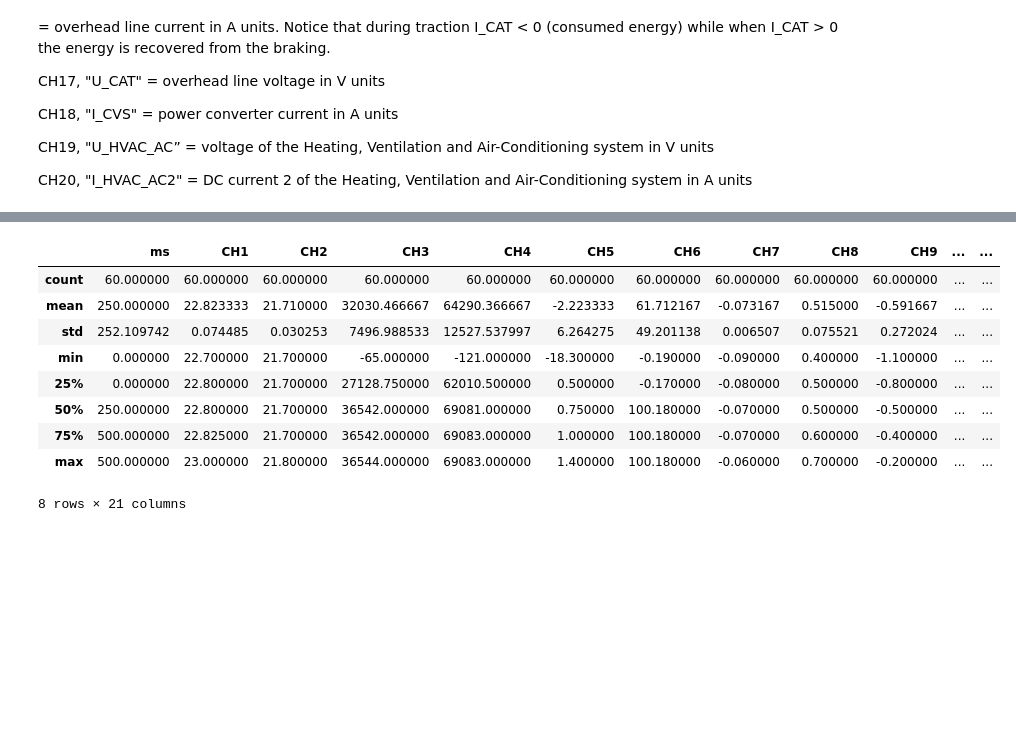
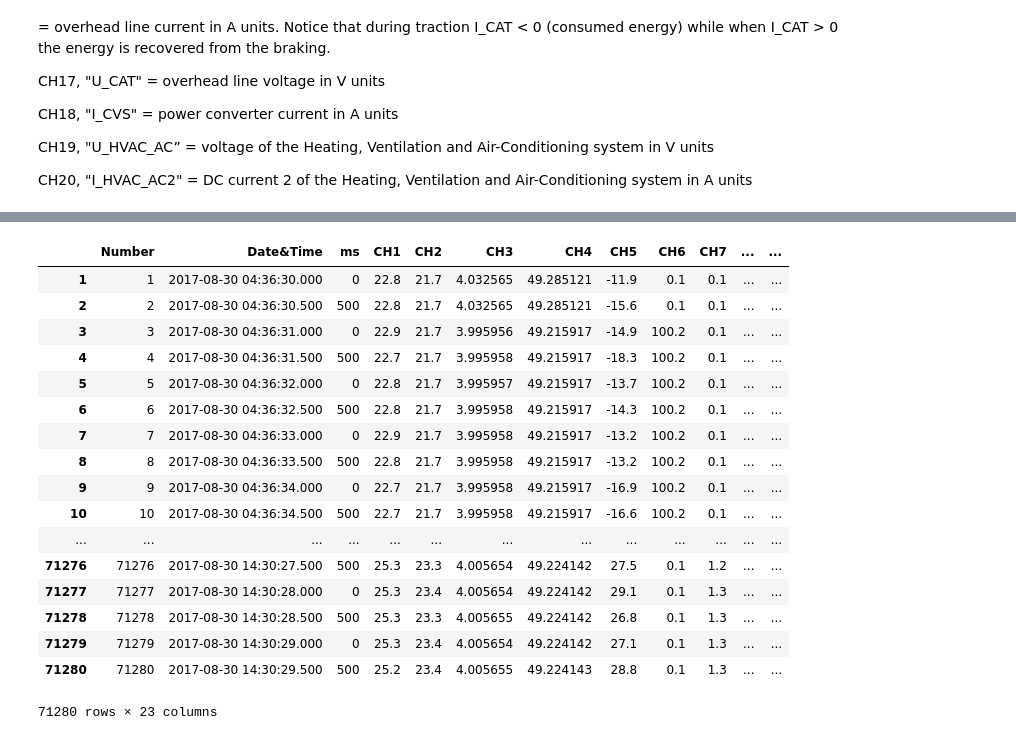
Before and after one commit to klemenkenda/EnergyRail, a Jupyter notebook: Exploratory/First_30_s.ipynb, the cells around one changed output, grey strips where cells are left out. Drawn from its saved outputs; the diff is of its cells as text; code cells hidden in the pictures; blank space fills up the shorter version.

```diff
--- a/Exploratory/First_30_s.ipynb
+++ b/Exploratory/First_30_s.ipynb
@@ -185,25 +185,60 @@ def rescale(x, dataframe, column):
+# %%
+# Making dict of offsets
+
+dict_offset = dict()
+
+for i, mean in enumerate(df.mean()):
+    dict_offset ["CH" + str(i - 1)] = mean
+# %%
+#Calculating easch sensor. At first we create new dataframe (copy of original dataframe).
+
+
+df2["CH3"] = round(4.0325 - df2["CH3"] / 1000000, 8)
+df2["CH4"] = round(49.285 - df2["CH4"] / 1000000, 8)
+
+#Mistake in equation image?
+df2["CH6"] = abs(round(df["CH6"], 1))
+
+df2["CH8"] = (df2["CH8"] - dict_offset["CH8"]) * 1.159
+df2["CH9"] = (df2["CH9"] - dict_offset["CH9"]) * 1.159
+df2["CH10"] = df2["CH10"] * 20
+# df_calc["CH11"] = round(df["CH11"], 1) - dict_offset["CH11"]
 # %%
+# calibration only with offset
 only_offset = ['CH7','CH11','CH12','CH13','CH14','CH16','CH17', 'CH18','CH19','CH20']
 
-for i in range(20):
-    rescale(factor['CH' + str(i+1)], df2, 'CH' + str(i+1))
+#for i in range(20):
+#    rescale(factor['CH' + str(i+1)], df2, 'CH' + str(i+1))
 
 for y in only_offset:
-    df2[y] = (df[y] - x[y])
+    df2[y] = (df2[y] - x[y])
+
+    if y == 'CH17':
+        df2[y] = round(df2[y], 0)
+    else:
+        df2[y] = round(df2[y], 1)
 
 
-df2['CH8'] = (df['CH8'] - x['CH8'])*1.159
-df2['CH9'] = (df['CH9'] - x['CH9'])*1.159
+# df2['CH8'] = (df['CH8'] - x['CH8'])*1.159
+# df2['CH9'] = (df['CH9'] - x['CH9'])*1.159
 # %%
-df2.describe()
+df2
 # %% [output]
-|  | ms | CH1 | CH2 | CH3 | CH4 | CH5 | CH6 | CH7 | CH8 | CH9 | ... | ... |
-| count | 60.000000 | 60.000000 | 60.000000 | 60.000000 | 60.000000 | 60.000000 | 60.000000 | 60.000000 | 60.000000 | 60.000000 | ... | ... |
-| mean | 250.000000 | 22.823333 | 21.710000 | 32030.466667 | 64290.366667 | -2.223333 | 61.712167 | -0.073167 | 0.515000 | -0.591667 | ... | ... |
-| std | 252.109742 | 0.074485 | 0.030253 | 7496.988533 | 12527.537997 | 6.264275 | 49.201138 | 0.006507 | 0.075521 | 0.272024 | ... | ... |
-| min | 0.000000 | 22.700000 | 21.700000 | -65.000000 | -121.000000 | -18.300000 | -0.190000 | -0.090000 | 0.400000 | -1.100000 | ... | ... |
-| 25% | 0.000000 | 22.800000 | 21.700000 | 27128.750000 | 62010.500000 | 0.500000 | -0.170000 | -0.080000 | 0.500000 | -0.800000 | ... | ... |
-| 50% | 250.000000 | 22.800000 | 21.700000 | 36542.000000 | 69081.000000 | 0.750000 | 100.180000 | -0.070000 | 0.500000 | -0.500000 | ... | ... |
-| 75% | 500.000000 | 22.825000 | 21.700000 | 36542.000000 | 69083.000000 | 1.000000 | 100.180000 | -0.070000 | 0.600000 | -0.400000 | ... | ... |
-| max | 500.000000 | 23.000000 | 21.800000 | 36544.000000 | 69083.000000 | 1.400000 | 100.180000 | -0.060000 | 0.700000 | -0.200000 | ... | ... |
+|  | Number | Date&Time | ms | CH1 | CH2 | CH3 | CH4 | CH5 | CH6 | CH7 | ... | ... |
+| 1 | 1 | 2017-08-30 04:36:30.000 | 0 | 22.8 | 21.7 | 4.032565 | 49.285121 | -11.9 | 0.1 | 0.1 | ... | ... |
+| 2 | 2 | 2017-08-30 04:36:30.500 | 500 | 22.8 | 21.7 | 4.032565 | 49.285121 | -15.6 | 0.1 | 0.1 | ... | ... |
+| 3 | 3 | 2017-08-30 04:36:31.000 | 0 | 22.9 | 21.7 | 3.995956 | 49.215917 | -14.9 | 100.2 | 0.1 | ... | ... |
+| 4 | 4 | 2017-08-30 04:36:31.500 | 500 | 22.7 | 21.7 | 3.995958 | 49.215917 | -18.3 | 100.2 | 0.1 | ... | ... |
+| 5 | 5 | 2017-08-30 04:36:32.000 | 0 | 22.8 | 21.7 | 3.995957 | 49.215917 | -13.7 | 100.2 | 0.1 | ... | ... |
+| 6 | 6 | 2017-08-30 04:36:32.500 | 500 | 22.8 | 21.7 | 3.995958 | 49.215917 | -14.3 | 100.2 | 0.1 | ... | ... |
+| 7 | 7 | 2017-08-30 04:36:33.000 | 0 | 22.9 | 21.7 | 3.995958 | 49.215917 | -13.2 | 100.2 | 0.1 | ... | ... |
+| 8 | 8 | 2017-08-30 04:36:33.500 | 500 | 22.8 | 21.7 | 3.995958 | 49.215917 | -13.2 | 100.2 | 0.1 | ... | ... |
+| 9 | 9 | 2017-08-30 04:36:34.000 | 0 | 22.7 | 21.7 | 3.995958 | 49.215917 | -16.9 | 100.2 | 0.1 | ... | ... |
+| 10 | 10 | 2017-08-30 04:36:34.500 | 500 | 22.7 | 21.7 | 3.995958 | 49.215917 | -16.6 | 100.2 | 0.1 | ... | ... |
+| ... | ... | ... | ... | ... | ... | ... | ... | ... | ... | ... | ... | ... |
+| 71276 | 71276 | 2017-08-30 14:30:27.500 | 500 | 25.3 | 23.3 | 4.005654 | 49.224142 | 27.5 | 0.1 | 1.2 | ... | ... |
+| 71277 | 71277 | 2017-08-30 14:30:28.000 | 0 | 25.3 | 23.4 | 4.005654 | 49.224142 | 29.1 | 0.1 | 1.3 | ... | ... |
+| 71278 | 71278 | 2017-08-30 14:30:28.500 | 500 | 25.3 | 23.3 | 4.005655 | 49.224142 | 26.8 | 0.1 | 1.3 | ... | ... |
+| 71279 | 71279 | 2017-08-30 14:30:29.000 | 0 | 25.3 | 23.4 | 4.005654 | 49.224142 | 27.1 | 0.1 | 1.3 | ... | ... |
+| 71280 | 71280 | 2017-08-30 14:30:29.500 | 500 | 25.2 | 23.4 | 4.005655 | 49.224143 | 28.8 | 0.1 | 1.3 | ... | ... |
-8 rows × 21 columns
+71280 rows × 23 columns
```
Also changed, not shown: parts of 17 cells of this notebook.
